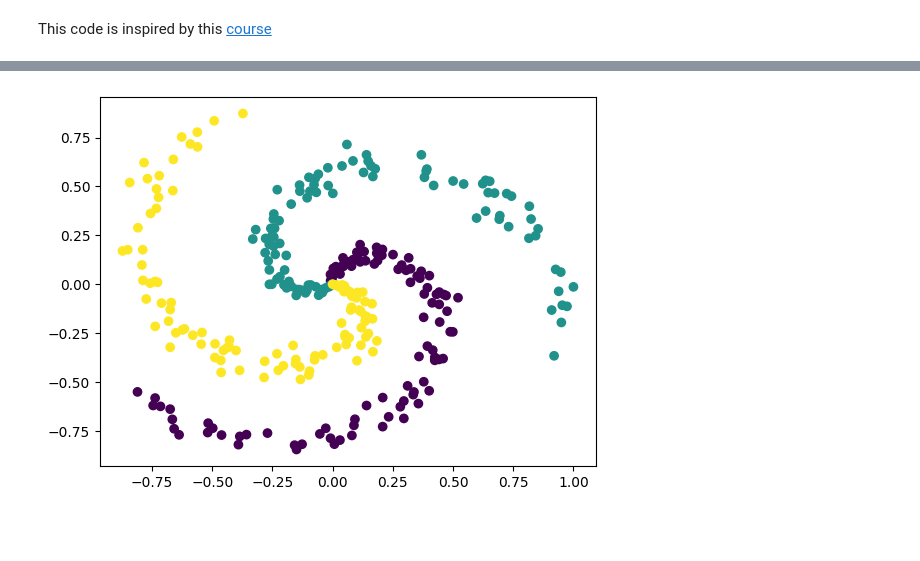
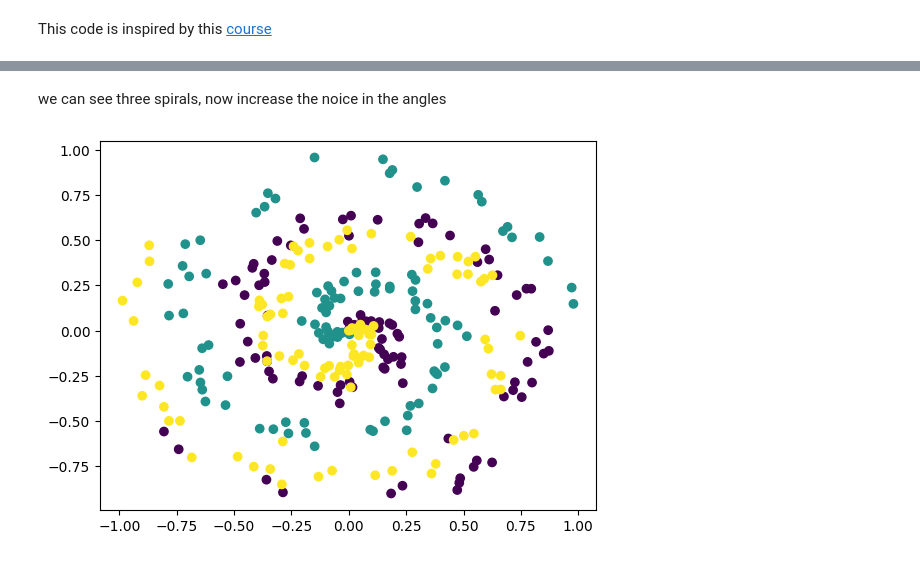
Before and after one commit to sampath017/researchai, a Jupyter notebook: nbs/00_layers.ipynb, the cells around one changed output, grey strips where cells are left out. Saved outputs shown, nothing was run; the diff lists cells and outputs as text; code cells hidden in the pictures; blank space fills up the shorter version.

```diff
--- a/nbs/00_layers.ipynb
+++ b/nbs/00_layers.ipynb
@@ -54,0 +92,5 @@ def forward(
+# %%
+X = [[2.0, 3.0, 4.0, 5.0, 6.0]] # of shape (1, 5)
+layer.forward(X)
+
+layer.output
@@ -56,9 +106,10 @@ def forward(
 #| export
 def spiral_data(
         samples: int=100, # number of points per class
-        classes: int=3 # number of classes
+        classes: int=3, # number of classes
+        noice_fact=None # add noice to the spiral angles.
     ) -> tuple[np.ndarray, np.ndarray]: # X and y arrays's
-    "Create spiral dataset"
+    "Create a 2D spiral for each class"
 
     N = samples
     D = 2 # dimensionality
@@ -72,7 +123,8 @@ def spiral_data(
         r = np.linspace(0.0, 1, N) # radius
         t = np.linspace(j*4, (j+1)*4, N) + np.random.randn(N) * 0.2 # theta
 
-        # t = t * 2 # scale the angle
+        if noice_fact: t *= noice_fact # scale the angle
+
         X[ix] = np.stack((r*np.sin(t), r*np.cos(t)), axis=-1)
         y[ix] = j
 
@@ -86,7 +146,9 @@ Make data and plot it
+# %% [markdown]
+we can see three spirals, now increase the noice in the angles
 # %%
-X, y = spiral_data()
+X, y = spiral_data(noice_fact=2.5)
 
 plt.scatter(X[:, 0], X[:, 1], c=y)
 plt.show()
 # %% [output]
-[figure, old version]
+[figure, new version]
```
Also changed, not shown: parts of 22 cells of this notebook, 51 other files.
